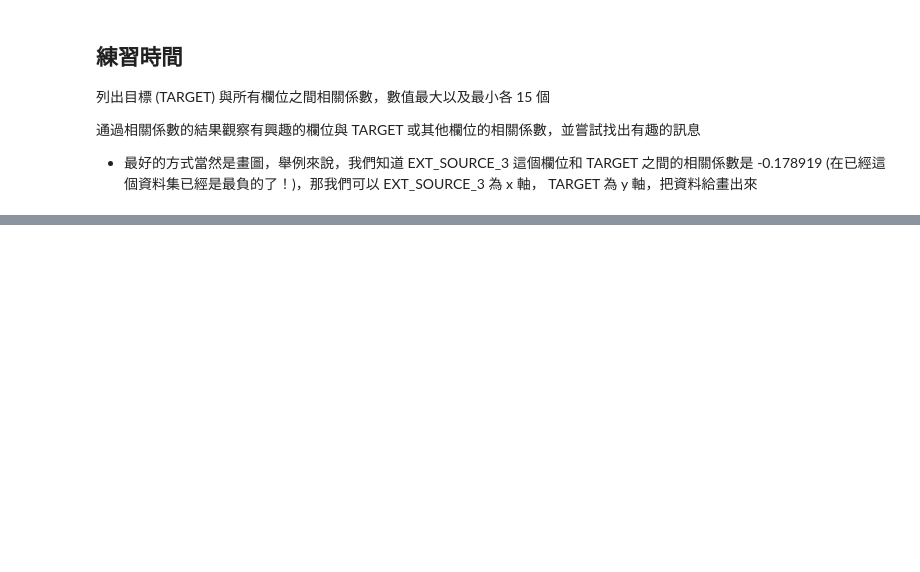
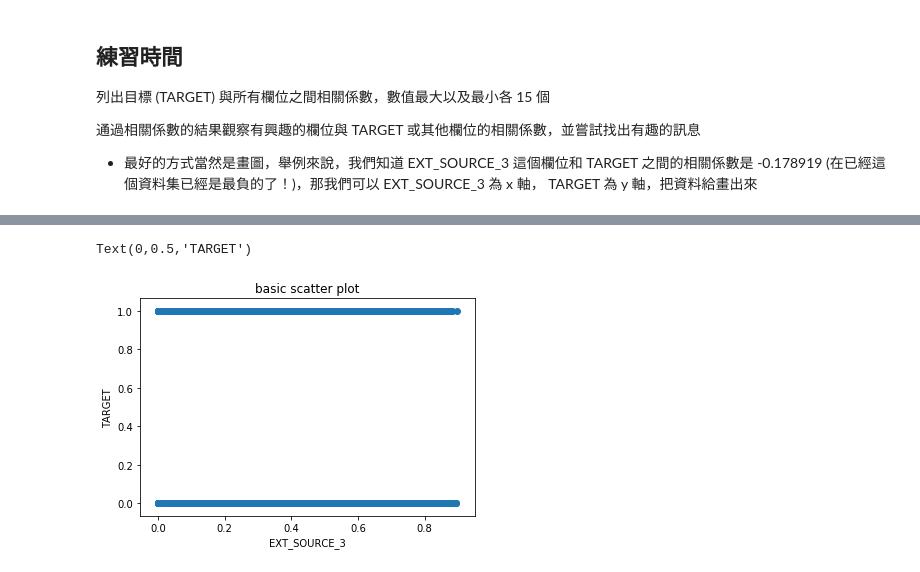
Before and after one commit to azukiyuna/3rd-ML100Days, a Jupyter notebook: homework/Day_015_HW.ipynb, the cells around one changed output, grey strips where cells are left out. Cells and saved outputs as stored; diff of their text form; code cells hidden in the pictures; blank space fills up the shorter version.

```diff
--- a/homework/Day_015_HW.ipynb
+++ b/homework/Day_015_HW.ipynb
@@ -126,0 +179,20 @@ Name: TARGET, Length: 110, dtype: float64
+# %%
+#  EXT_SOURCE_3 這個欄位和 TARGET 之間的相關係數是 -0.178919 , 為最負相關
+
+plt.scatter(app_train['EXT_SOURCE_3'], app_train['TARGET']) # 直接畫散佈圖，看不出來任何訊息
+plt.title('basic scatter plot')
+plt.xlabel('EXT_SOURCE_3')
+plt.ylabel('TARGET')
+
+# 散佈圖 plt.scatter():
+
+# matplotlib.pyplot.scatter(x, y, s=None, c=None, marker=None, cmap=None,
+# norm=None, vmin=None, vmax=None, alpha=None, linewidths=None, verts=None,
+# edgecolors=None, *, plotnonfinite=False, data=None, **kwargs)
+
+# s: 每個點的大小.
+# c: 顏色
+# marker: 點的樣式. 可為{o,x,*,>,<,^}等樣式
+# %% [output]
+Text(0,0.5,'TARGET')
+[figure, added]
```
Also changed, not shown: parts of 7 cells of this notebook.
